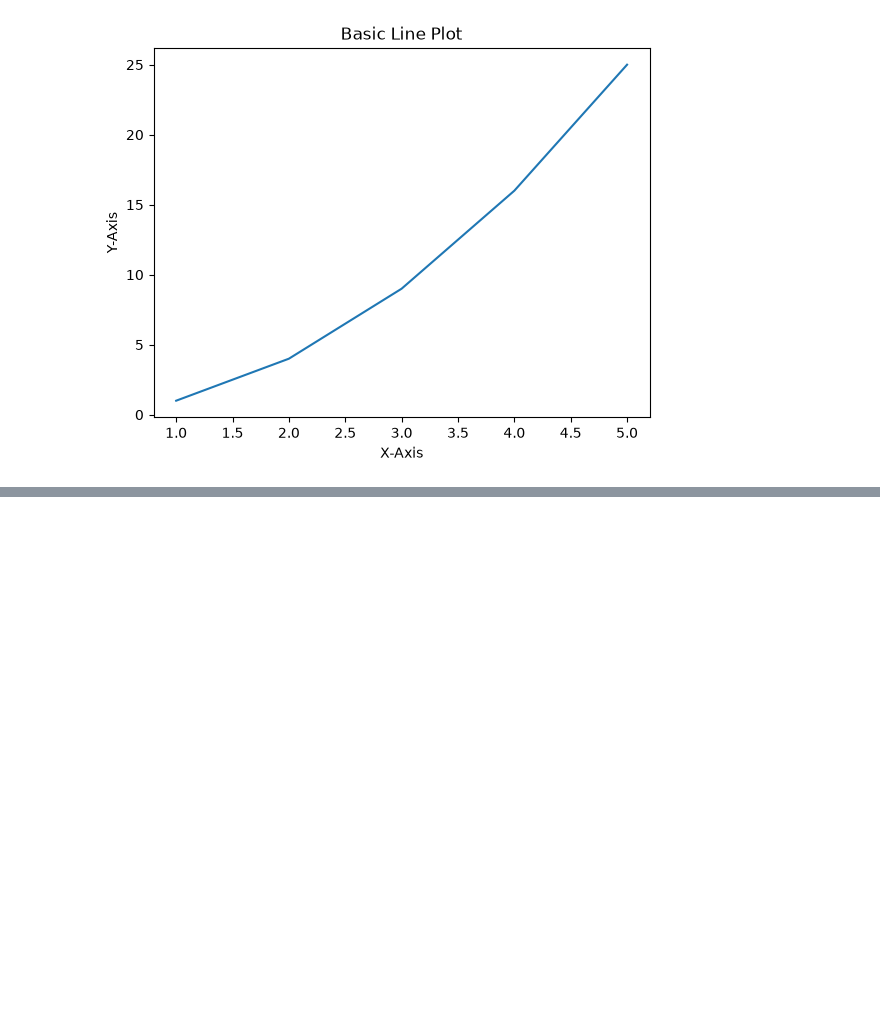
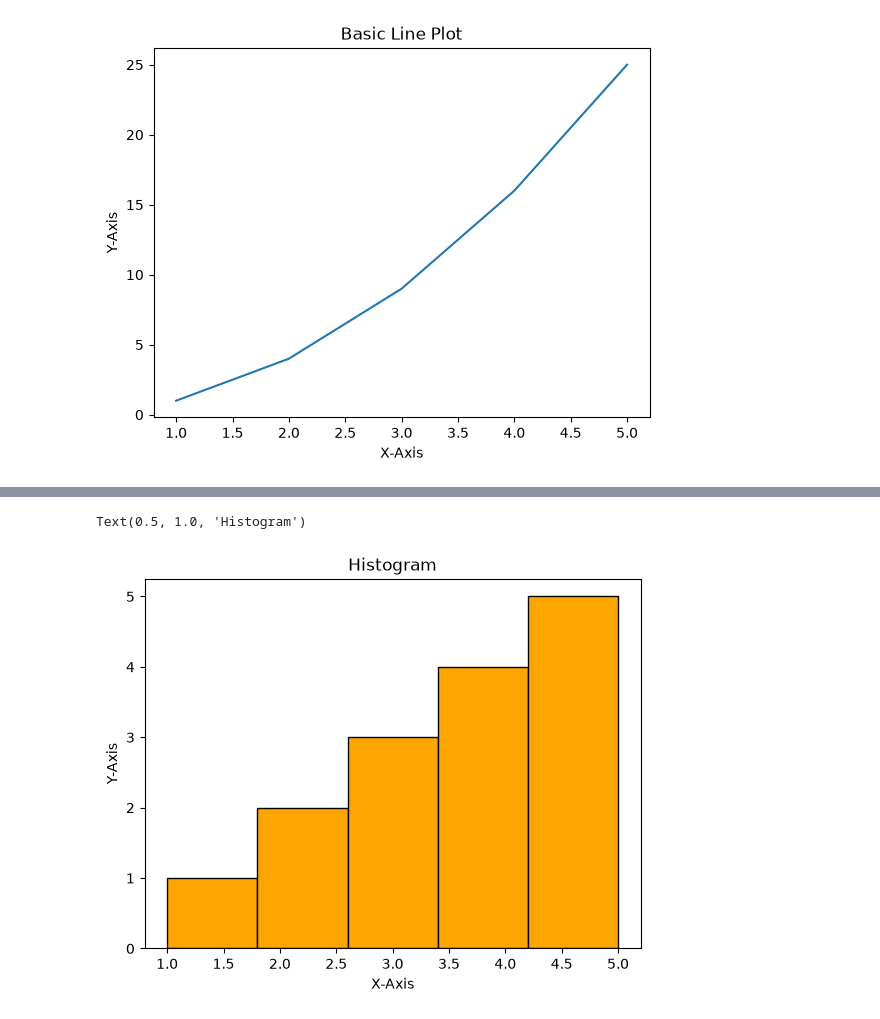
Before and after one commit to utkarshjoshi24/Machine-Learning-, a Jupyter notebook: Data Visualization/sample.ipynb, the cells around one changed output, grey strips where cells are left out. Drawn from its saved outputs; the diff is of its cells as text; code cells hidden in the pictures; blank space fills up the shorter version.

```diff
--- a/Data Visualization/sample.ipynb
+++ b/Data Visualization/sample.ipynb
@@ -38,0 +85,11 @@ plt.show()
+# %%
+### Histogram
+
+data = [1,2,2,3,3,3,4,4,4,4,5,5,5,5,5]
+plt.hist(data, bins=5, color='orange', edgecolor='black')
+plt.xlabel("X-Axis")
+plt.ylabel("Y-Axis")
+plt.title("Histogram")
+# %% [output]
+Text(0.5, 1.0, 'Histogram')
+[figure, added]
```
Also changed, not shown: parts of 4 cells of this notebook.
